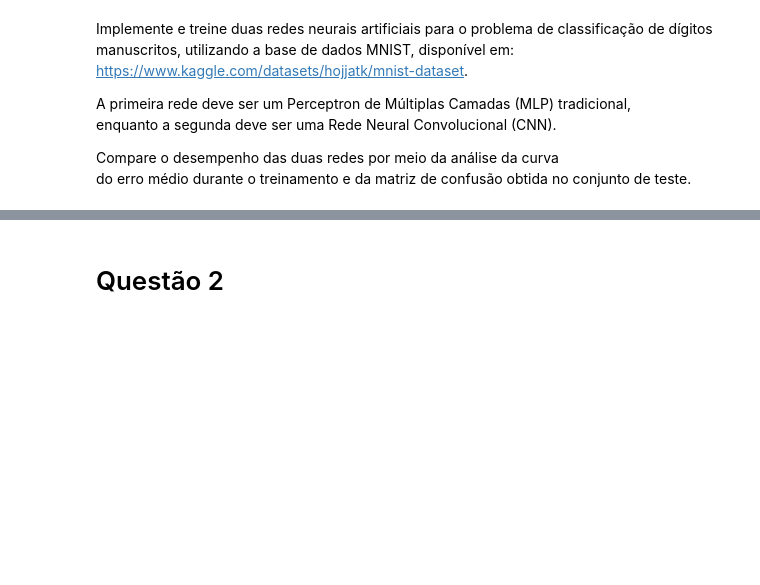
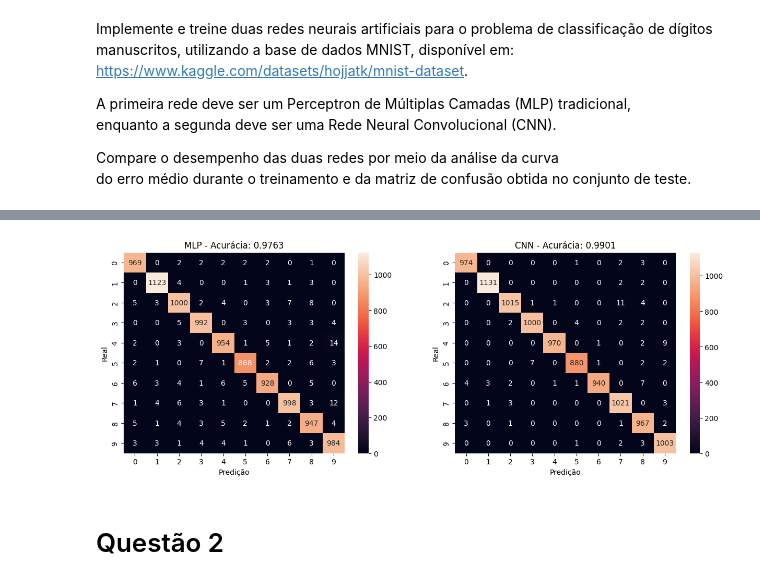
Before and after one commit to erlonL/deep-learning-lista2, a Jupyter notebook: deep_learning_lista2.ipynb, the cells around one changed output, grey strips where cells are left out. Cells and saved outputs as stored; diff of their text form; code cells hidden in the pictures; blank space fills up the shorter version.

```diff
--- a/deep_learning_lista2.ipynb
+++ b/deep_learning_lista2.ipynb
@@ -12,0 +142,25 @@ do erro médio durante o treinamento e da matriz de confusão obtida no conjunto
+# %%
+from sklearn.metrics import confusion_matrix
+import seaborn as sns
+
+y_pred_cnn = model_cnn.predict(x_test)
+y_pred_cnn = np.argmax(y_pred_cnn, axis=1)
+
+y_pred_mlp = model_mlp.predict(x_test)
+y_pred_mlp = np.argmax(y_pred_mlp, axis=1)
+
+
+fig, ax = plt.subplots(1, 2, figsize=(15, 5))
+
+sns.heatmap(confusion_matrix(y_test, y_pred_mlp), annot=True, fmt='d', ax=ax[0])
+ax[0].set_title(f'MLP - Acurácia: {(model_mlp.evaluate(x_test, y_test)[1]):.4f}')
+ax[0].set_xlabel('Predição')
+ax[0].set_ylabel('Real')
+
+sns.heatmap(confusion_matrix(y_test, y_pred_cnn), annot=True, fmt='d', ax=ax[1])
+ax[1].set_title(f'CNN - Acurácia: {(model_cnn.evaluate(x_test_cnn, y_test)[1]):.4f}')
+ax[1].set_xlabel('Predição')
+ax[1].set_ylabel('Real')
+
+plt.show()
+# %% [output]
@@ -13,3 +171,4 @@ do erro médio durante o treinamento e da matriz de confusão obtida no conjunto
+[figure, added]
 # %% [markdown]
 # Questão 2
 # %% [markdown]
```
Also changed, not shown: parts of 10 cells of this notebook, 1 other file.
